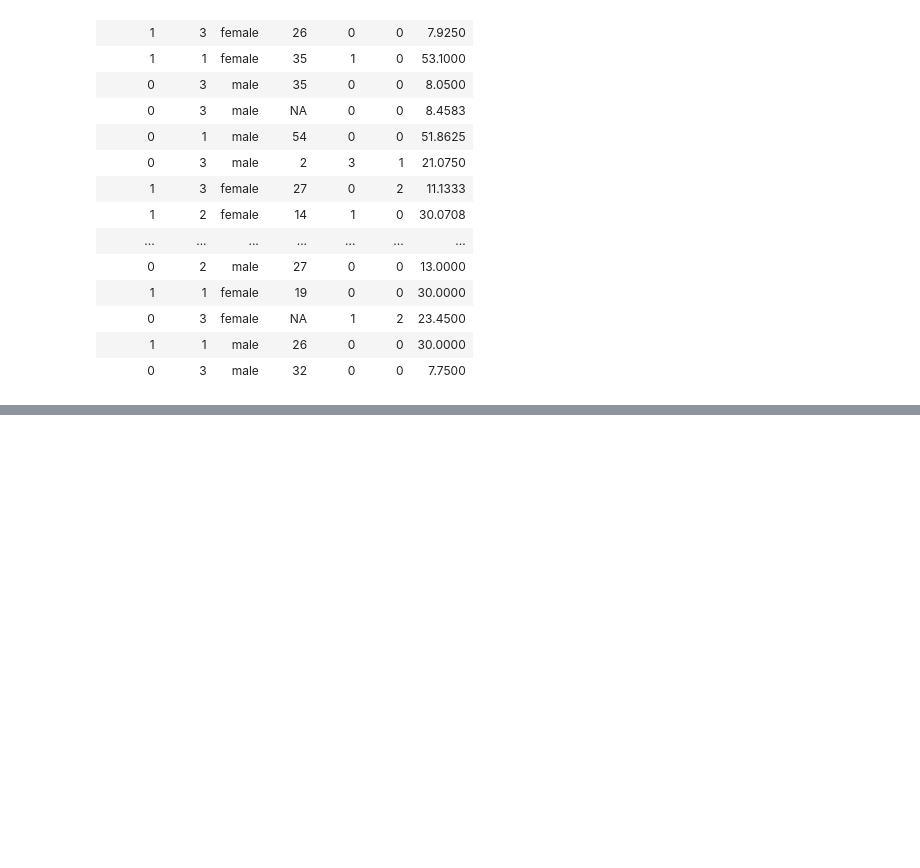
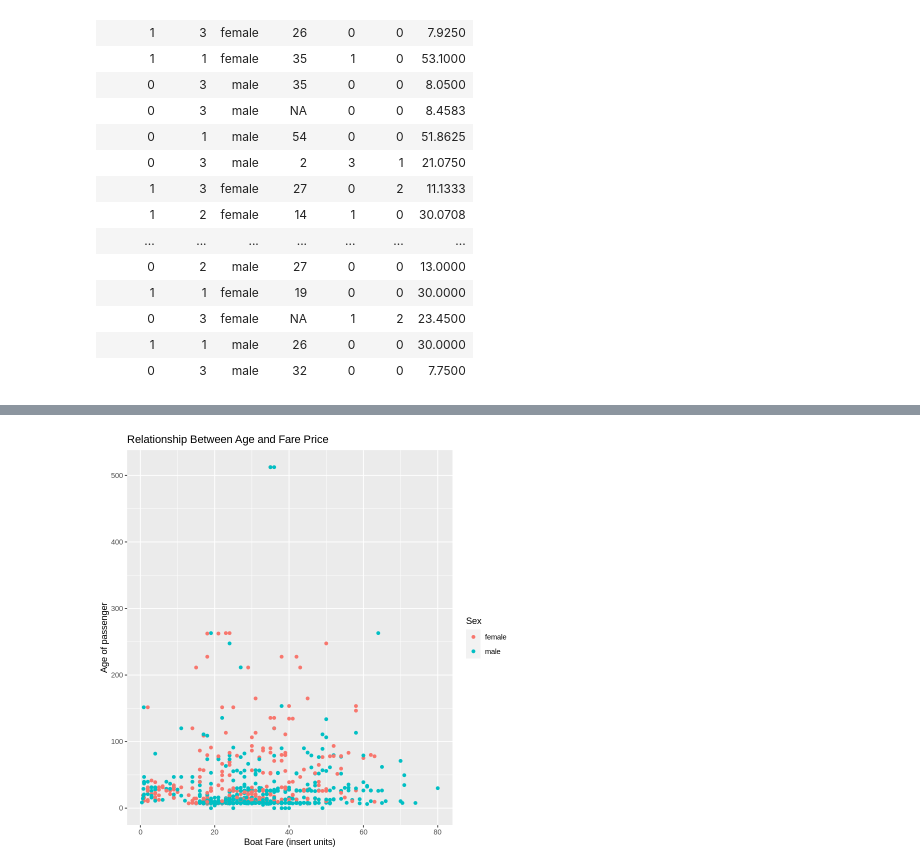
Before and after one commit to zhang17s/DSCI-100-Group-Project-, a Jupyter notebook: Proposal.ipynb, the cells around one changed output, grey strips where cells are left out. Cells and saved outputs as stored; diff of their text form; code cells hidden in the pictures; blank space fills up the shorter version.

Commit message:
Made Age vs. Fare Graph
Graph made to explore the data, not a good idea to include in proposal

```diff
--- a/Proposal.ipynb
+++ b/Proposal.ipynb
@@ -98,0 +145,7 @@ boat_data_NA
+# %%
+fare_plot <- boat_data_NA |> ggplot(aes(x = Age, y = Fare, colour = Sex)) + geom_point() +
+    labs(x = "Boat Fare (insert units)", y = "Age of passenger", colour = "Sex") +
+    ggtitle("Relationship Between Age and Fare Price")
+fare_plot
+# %% [output]
+[figure, added]
```
Also changed, not shown: parts of 3 cells of this notebook.
